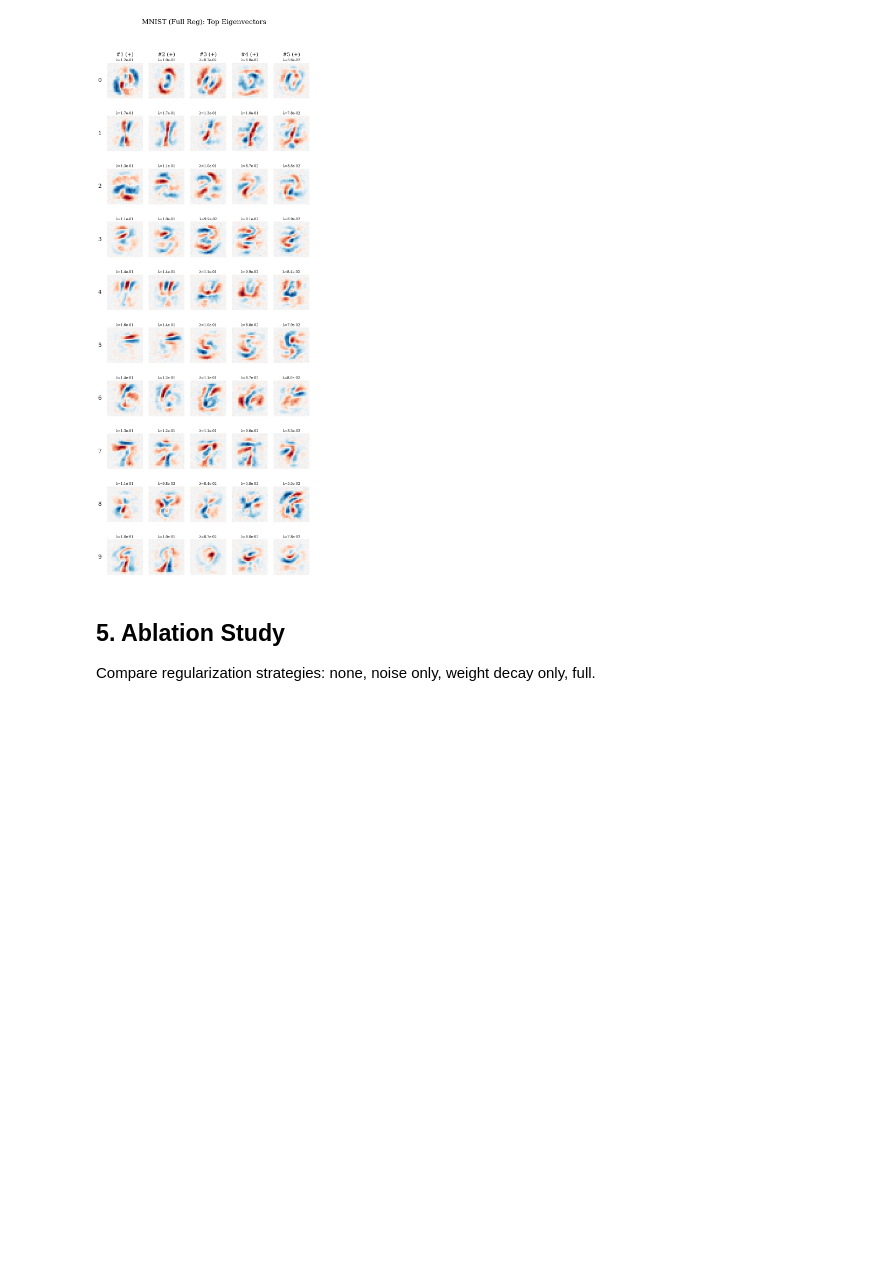
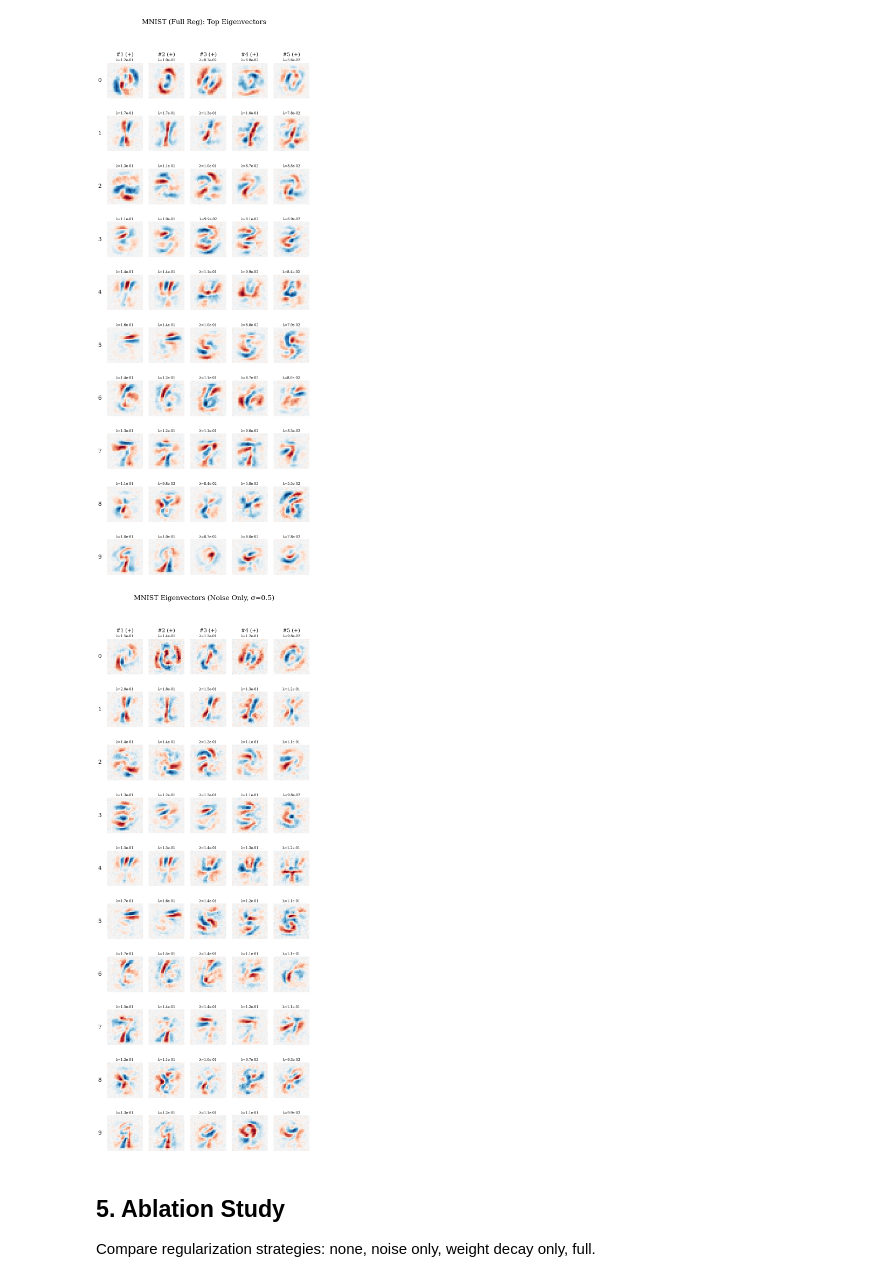
Before and after one commit to erlichon/UvA_FACT_2025, a Jupyter notebook: notebooks/01_reproduction_vision.ipynb, the cells around one changed output. Saved outputs shown, nothing was run; the diff lists cells and outputs as text; code cells hidden in the pictures; blank space fills up the shorter version.

```diff
--- a/notebooks/01_reproduction_vision.ipynb
+++ b/notebooks/01_reproduction_vision.ipynb
@@ -228,6 +235,23 @@ if 'vecs_full' in dir():
 # %% [output]
 Saved: /Users/itay/Documents/repos/MSc/FACT/UvA_FACT_2025/Report/figures/vision/eigenvectors_reg.pdf
 [figure]
+# %%
+# Eigenvectors with noise-only regularization
+noise_path = MNIST_CHECKPOINTS / "mnist_dense_noise_seed42.pt"
+if noise_path.exists():
+    vals_noise, vecs_noise = load_checkpoint_eigenvalues(str(noise_path))
+    fig = plot_eigenvectors_grid(
+        vecs_noise,
+        vals_noise,
+        n_top=5,
+        title="MNIST Eigenvectors (Noise Only, σ=0.5)",
+    )
+    plt.show()
+    # fig.savefig(VISION_FIGURES / "eigenvectors_noise.pdf", bbox_inches='tight')  # Disabled
+else:
+    print(f"Warning: {noise_path} not found")
+# %% [output]
+[figure, added]
 # %% [markdown]
 ## 5. Ablation Study
 
```
Also changed, not shown: parts of 21 cells of this notebook, 51 other files.
